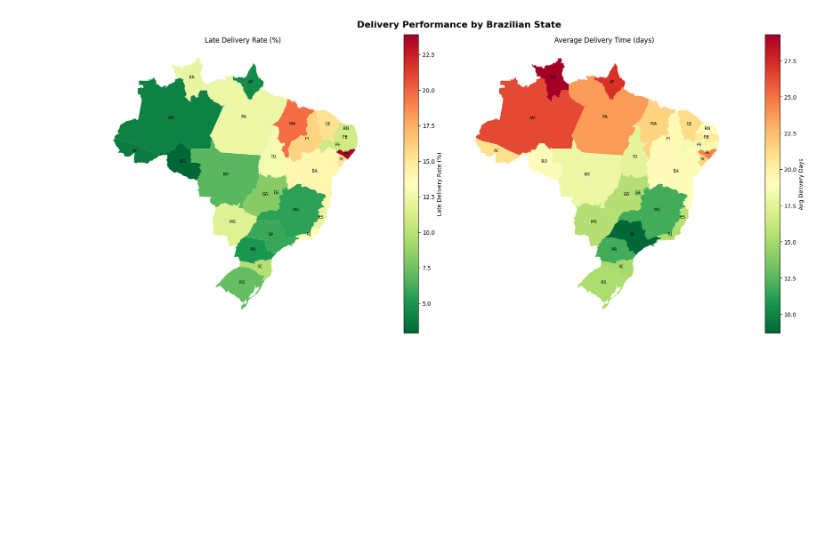
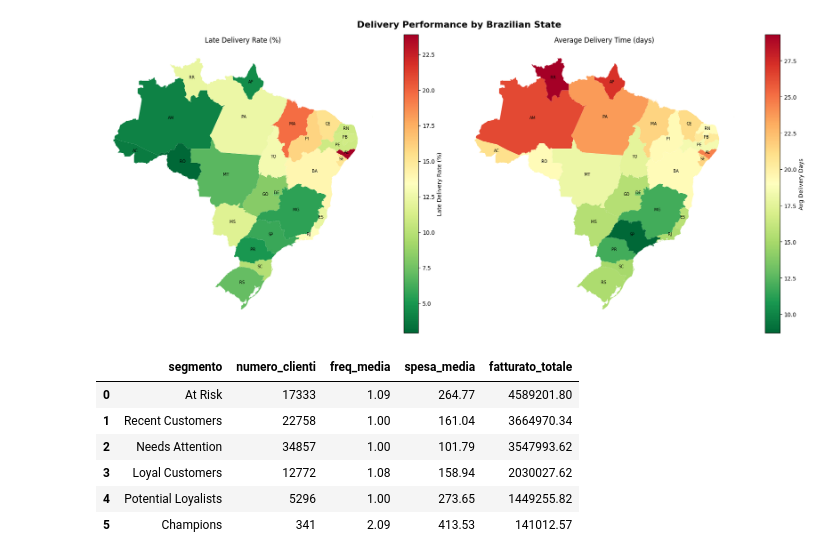
Before and after one commit to marinoalfonso/olist-ecommerce-analysis, a Jupyter notebook: notebooks/analysis.ipynb, the cells around one changed output. Saved outputs shown, nothing was run; the diff lists cells and outputs as text; code cells hidden in the pictures; blank space fills up the shorter version.

```diff
--- a/notebooks/analysis.ipynb
+++ b/notebooks/analysis.ipynb
@@ -244,3 +244,81 @@ plt.tight_layout()
 plt.show()
 # %% [output]
 [figure]
+# %%
+# ── RFM Analysis ─────────────────────────────────────────────
+
+query_rfm = """
+WITH rfm_base AS (
+    SELECT
+        c.customer_unique_id,
+        MAX(o.order_purchase_timestamp)      AS ultimo_acquisto,
+        COUNT(DISTINCT o.order_id)           AS frequenza,
+        ROUND(SUM(p.payment_value), 2)       AS spesa_totale
+    FROM customers c
+    JOIN orders o
+        ON c.customer_id = o.customer_id
+    JOIN order_payments p
+        ON o.order_id = p.order_id
+    WHERE o.order_status = 'delivered'
+    GROUP BY c.customer_unique_id
+),
+rfm_scores AS (
+    SELECT
+        customer_unique_id,
+        ultimo_acquisto,
+        frequenza,
+        spesa_totale,
+        NTILE(4) OVER (ORDER BY ultimo_acquisto DESC) AS r_score,
+        NTILE(4) OVER (ORDER BY frequenza ASC)        AS f_score,
+        NTILE(4) OVER (ORDER BY spesa_totale ASC)     AS m_score
+    FROM rfm_base
+),
+rfm_segments AS (
+    SELECT
+        customer_unique_id,
+        ultimo_acquisto,
+        frequenza,
+        spesa_totale,
+        r_score,
+        f_score,
+        m_score,
+        CONCAT(r_score, f_score, m_score) AS rfm_combined,
+        CASE
+            WHEN r_score = 4 AND f_score = 4 AND m_score = 4
+                THEN 'Champions'
+            WHEN r_score >= 3 AND f_score >= 3
+                THEN 'Loyal Customers'
+            WHEN r_score = 4 AND f_score <= 2
+                THEN 'Recent Customers'
+            WHEN r_score >= 3 AND m_score >= 3
+                THEN 'Potential Loyalists'
+            WHEN r_score <= 2 AND f_score >= 3 AND m_score >= 3
+                THEN 'At Risk'
+            WHEN r_score = 1 AND f_score = 1
+                THEN 'Lost'
+            ELSE
+                'Needs Attention'
+        END AS segmento
+    FROM rfm_scores
+)
+SELECT
+    segmento,
+    COUNT(*)                         AS numero_clienti,
+    ROUND(AVG(frequenza), 2)         AS freq_media,
+    ROUND(AVG(spesa_totale), 2)      AS spesa_media,
+    ROUND(SUM(spesa_totale), 2)      AS fatturato_totale
+FROM rfm_segments
+GROUP BY segmento
+ORDER BY fatturato_totale DESC
+"""
+
+df_rfm = pd.read_sql(query_rfm, engine)
+df_rfm
+# %% [output]
+|  | segmento | numero_clienti | freq_media | spesa_media | fatturato_totale |
+| 0 | At Risk | 17333 | 1.09 | 264.77 | 4589201.80 |
+| 1 | Recent Customers | 22758 | 1.00 | 161.04 | 3664970.34 |
+| 2 | Needs Attention | 34857 | 1.00 | 101.79 | 3547993.62 |
+| 3 | Loyal Customers | 12772 | 1.08 | 158.94 | 2030027.62 |
+| 4 | Potential Loyalists | 5296 | 1.00 | 273.65 | 1449255.82 |
+| 5 | Champions | 341 | 2.09 | 413.53 | 141012.57 |
```
Also changed, not shown: parts of 1 cell of this notebook.
